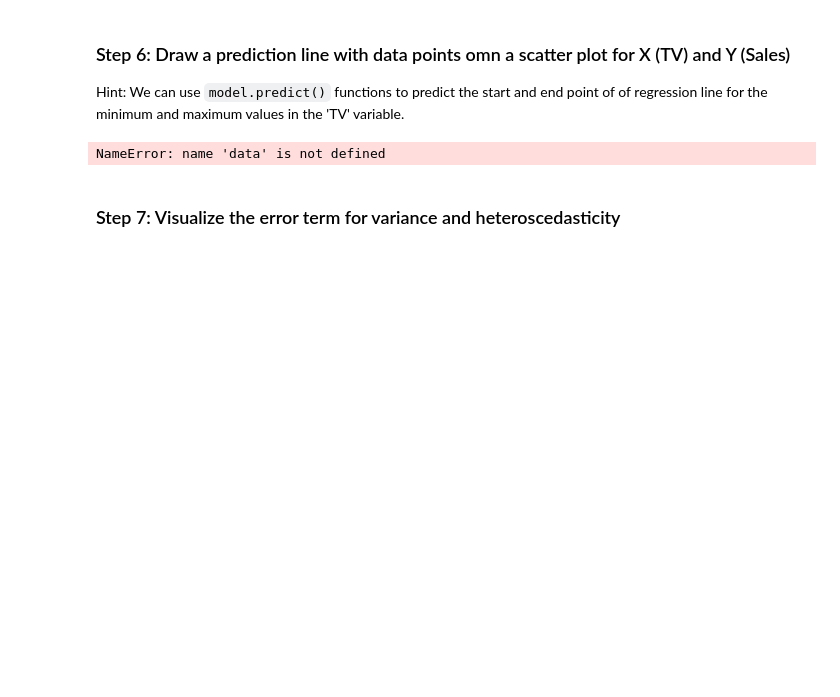
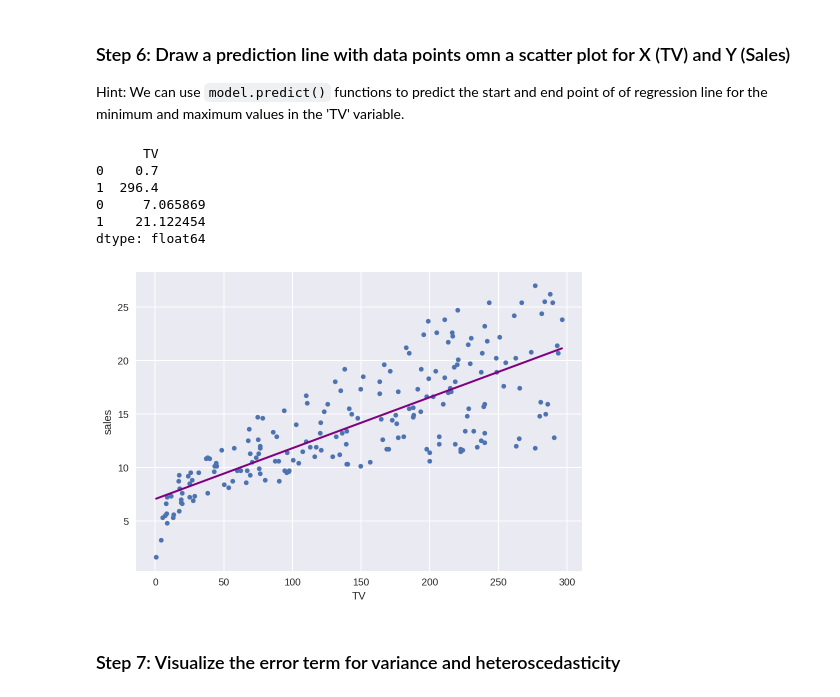
Before and after one commit to ZMBailey/dsc-01-10-13-regression-statsmodels-lab-seattle-ds-career-040119, a Jupyter notebook: index.ipynb, the cells around one changed output. Saved outputs shown, nothing was run; the diff lists cells and outputs as text; code cells hidden in the pictures; blank space fills up the shorter version.

```diff
--- a/index.ipynb
+++ b/index.ipynb
@@ -152,19 +152,25 @@ Note here that the coefficients represent associations, not causations
 Hint: We can use `model.predict()` functions to predict the start and end point of of regression line for the minimum and maximum values in the 'TV' variable.
 # %%
 # create a DataFrame with the minimum and maximum values of TV
-X_new = pd.DataFrame({'TV': [d.TV.min(), data.TV.max()]})
+X_new = pd.DataFrame({'TV': [df.TV.min(), df.TV.max()]})
 print(X_new.head())
 
 # make predictions for those x values and store them
 preds = model.predict(X_new)
 print(preds)
 
 # first, plot the observed data and the least squares line
 df.plot(kind='scatter', x='TV', y='sales')
 plt.plot(X_new, preds, c='purple', linewidth=2)
 plt.show();
 # %% [output]
-NameError: name 'data' is not defined
+      TV
+0    0.7
+1  296.4
+0     7.065869
+1    21.122454
+dtype: float64
+[figure, added]
 # %% [markdown]
 ### Step 7: Visualize the error term for variance and heteroscedasticity
 # %%
```
